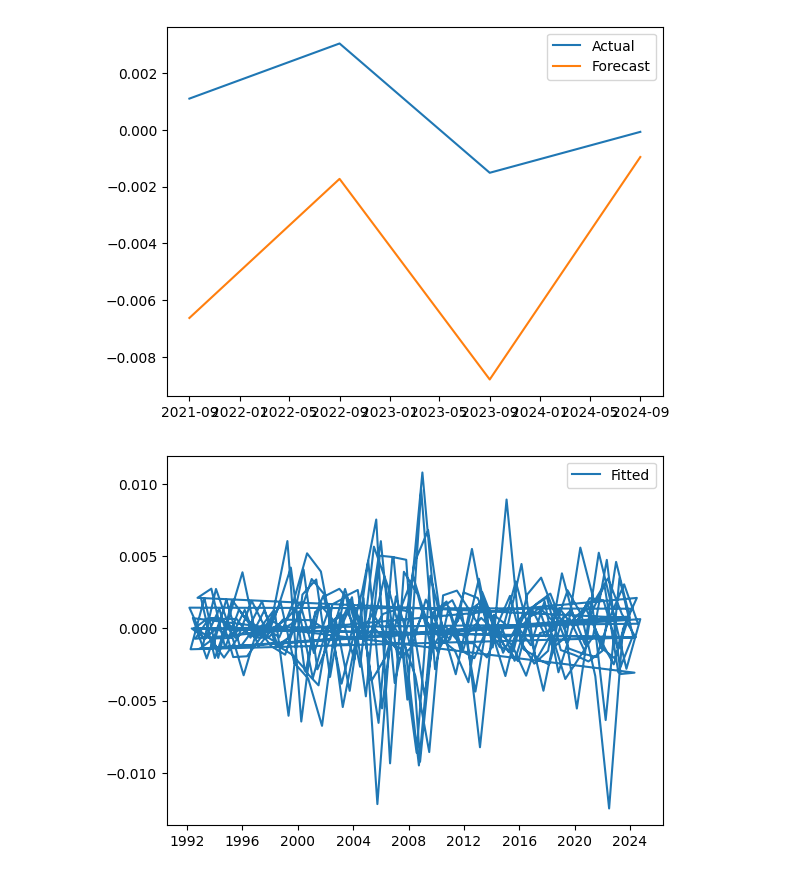
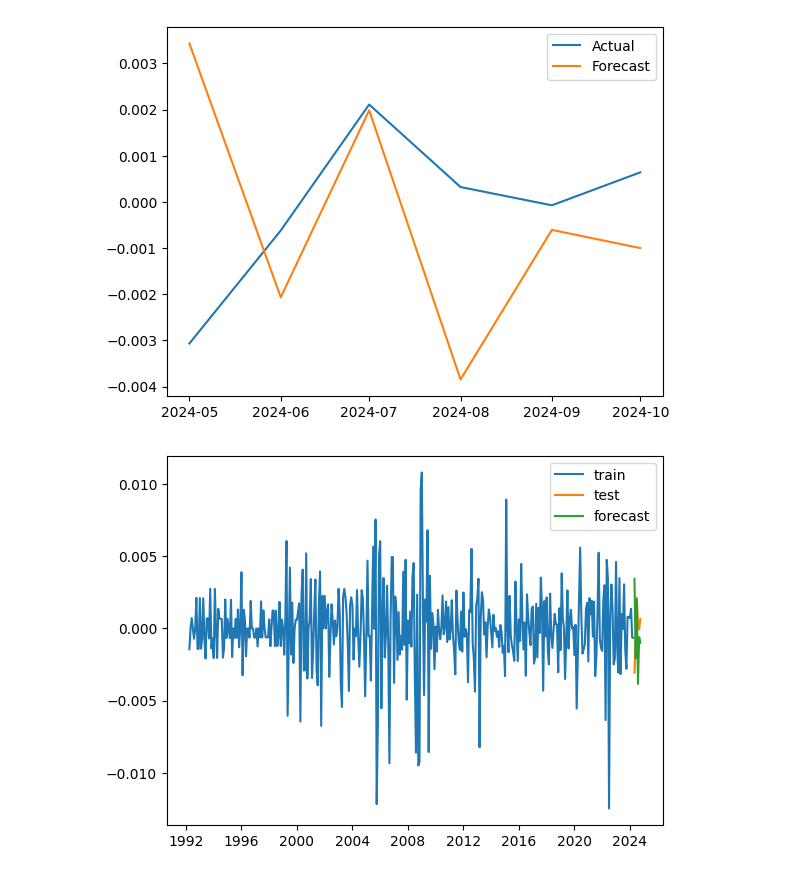
Before and after one commit to JawandS/macroeconvue, a Jupyter notebook: modeling/var.ipynb, the cells around one changed output. Saved outputs shown, nothing was run; the diff lists cells and outputs as text; code cells hidden in the pictures.

Commit message:
working VAR model

```diff
--- a/modeling/var.ipynb
+++ b/modeling/var.ipynb
@@ -69,0 +176,31 @@ var_model = model.fit(lag_order.aic)
+# %%
+# Split the data into training and test sets
+PERIODS = 6
+# Split data into train (excluding last 6 periods)
+train_data = data[:-PERIODS]
+
+# The actual last 6 periods for comparison
+test_data = data[-PERIODS:]
+# %%
+# Initialize and fit the VAR model
+var_model = VAR(train_data)
+selected_lags = var_model.select_order()
+best_lag = selected_lags.aic  # Choose based on AIC (or bic)
+
+# Fit the model with the best lag order
+var_results = var_model.fit(best_lag)
+# %%
+# Get the last observed values for forecasting
+last_obs = train_data.values[-best_lag:]
+
+# Forecast the next 6 periods
+forecast = var_results.forecast(last_obs, steps=PERIODS)
+
+# Convert forecast to DataFrame
+forecast_df = pd.DataFrame(
+    forecast,
+    columns=data.columns,  # Preserve column names
+    index=test_data.index  # Maintain time index
+)
+# Display the forecast
+display(forecast_df)
@@ -70,21 +216,17 @@ var_model = model.fit(lag_order.aic)
 # %%
-# Forecast the next 4 periods
-forecast = var_model.forecast(data.values[-var_model.k_ar:], steps=4)
-forecast_df = pd.DataFrame(forecast, columns=data.columns, index=data_test.index)
-
 # Compare CPIAUCSL with test
-plt.plot(data_test['CPIAUCSL'], label='Actual')
+plt.plot(test_data['CPIAUCSL'], label='Actual')
 plt.plot(forecast_df['CPIAUCSL'], label='Forecast')
 plt.legend()
 plt.show()
 # %% [output]
-[figure, old version]
+[figure, new version]
 # %%
 # Plot the full series
-plt.plot(data['CPIAUCSL'], label='Fitted')
-# plt.plot(data_test['CPIAUCSL'], label='Test')
-# plt.plot(forecast_df['CPIAUCSL'], label='Forecast')
+plt.plot(train_data['CPIAUCSL'], label='train')
+plt.plot(test_data['CPIAUCSL'], label='test')
+plt.plot(forecast_df['CPIAUCSL'], label='forecast')
 plt.legend()
 plt.show()
 # %% [output]
-[figure, old version]
+[figure, new version]
```
Also changed, not shown: parts of 8 cells of this notebook.
